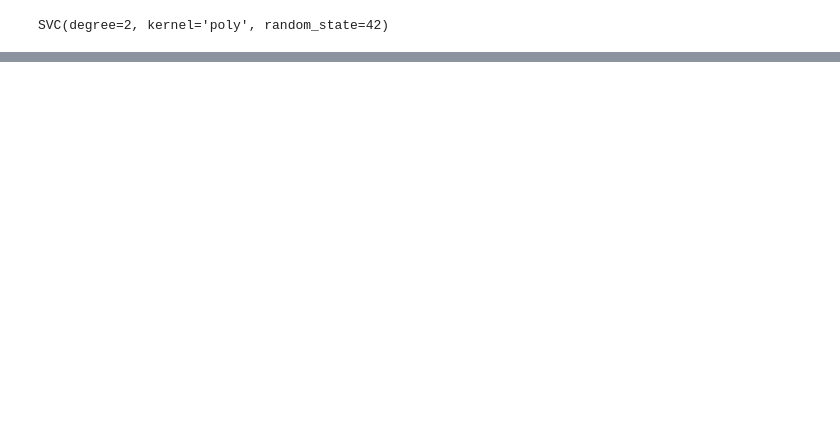
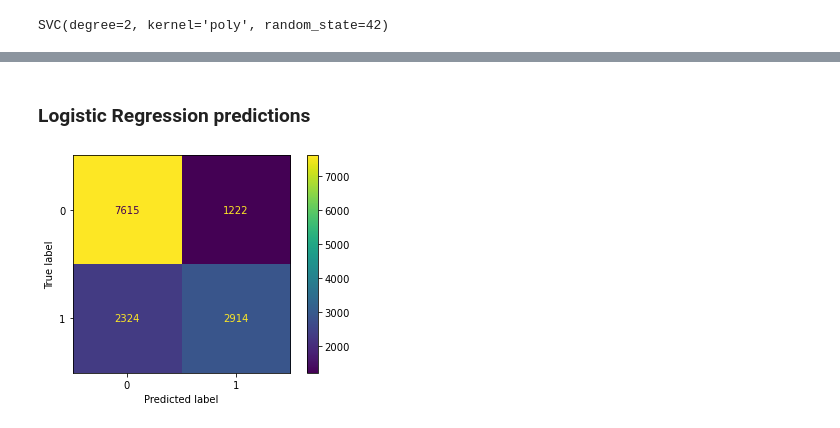
Before and after one commit to alliwar/apple_sentiment_analysis, a Jupyter notebook: Rick_model_testing.ipynb, the cells around one changed output, grey strips where cells are left out. Saved outputs shown, nothing was run; the diff lists cells and outputs as text; code cells hidden in the pictures; blank space fills up the shorter version.

Commit message:
adding substantial notebook organization and markdown, and vision pro data

```diff
--- a/Rick_model_testing.ipynb
+++ b/Rick_model_testing.ipynb
@@ -187,0 +242,6 @@ X_test_tfidf = tfidf_vectorizer.transform(X_test_str)
+# %%
+# Get vocab for vision pro analysis and retrain
+vocab = tfidf_vectorizer.get_feature_names_out()
+tfidf_vectorizer = TfidfVectorizer(min_df=2, ngram_range=(1,2), vocabulary=vocab)
+X_train_tfidf = tfidf_vectorizer.fit_transform(X_train_str)
+X_test_tfidf = tfidf_vectorizer.transform(X_test_str)
@@ -491,0 +572,16 @@ weighted avg       0.75      0.73      0.73       763
+# %%
+# Convert tokenized tweets back into strings for TfidfVectorizer
+df_english['tweet_join'] = df_english['tweet'].apply(lambda x: ' '.join(x))
+# %%
+# Transform the new tweets with the fitted vectorizer
+vp_vectored = tfidf_vectorizer.fit_transform(df_english['tweet_join'])
+# %% [markdown]
+### Logistic Regression predictions
+# %%
+# Make predictions on new data
+vp_preds = logreg.predict(vp_vectored)
+# %%
+cm = confusion_matrix(df_english['sentiment'], vp_preds)
+ConfusionMatrixDisplay(cm).plot();
+# %% [output]
+[figure, added]
```
Also changed, not shown: parts of 99 cells of this notebook, 1 other file.
